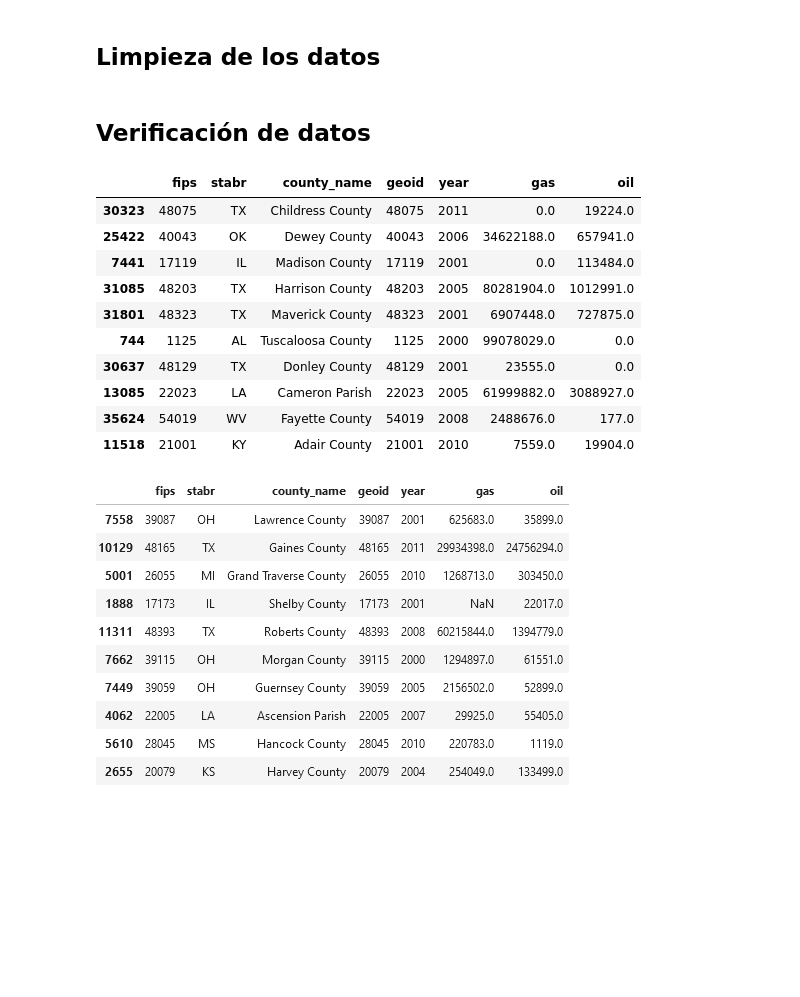
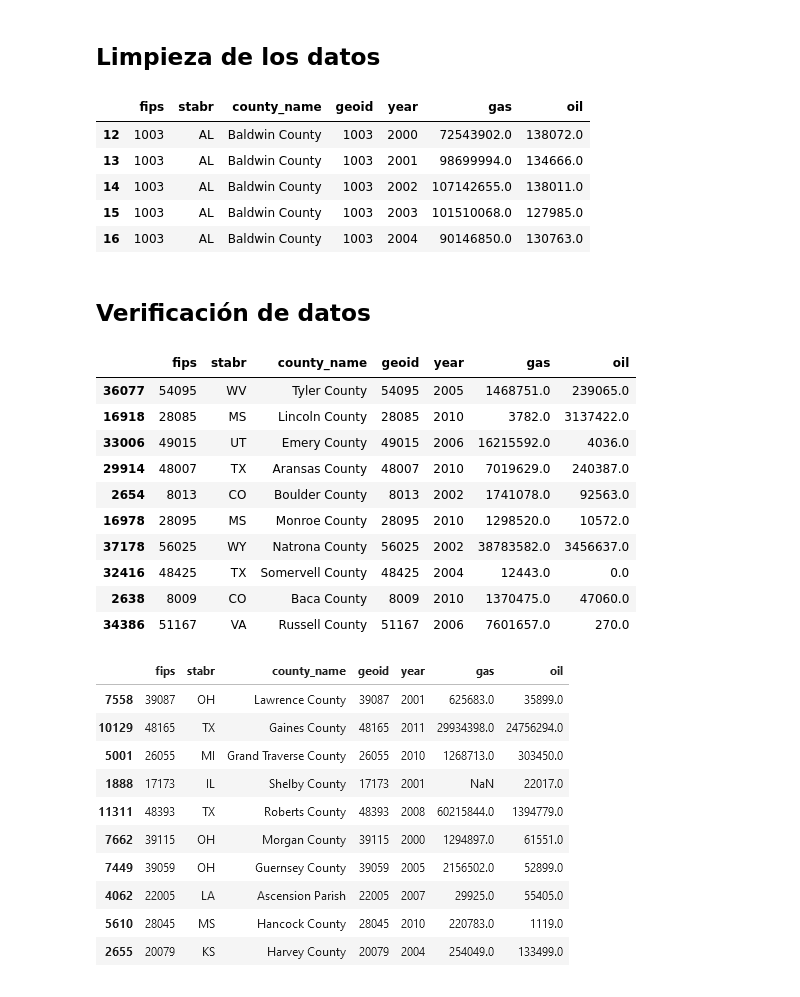
Before and after one commit to agarca4/Exercises-Pandas, a Jupyter notebook: Exercise1_Oil&Gas.ipynb, the cells around one changed output. Cells and saved outputs as stored; diff of their text form; code cells hidden in the pictures; blank space fills up the shorter version.

Commit message:
Finalizado el primer ejercicio. Trabajando en el segundo

```diff
--- a/Exercise1_Oil&Gas.ipynb
+++ b/Exercise1_Oil&Gas.ipynb
@@ -77,38 +71,48 @@ df.sample(10)
 # %%
 df_final = df \
     .drop_duplicates() \
     .rename(columns = lambda column : column.lower()) \
     .drop(columns = ['rural_urban_continuum_code_2013','urban_influence_2013','metro_nonmetro_2013','metro_micro_noncore_2013','oil_change_group','gas_change_group','oil_gas_change_group']) \
     .melt(id_vars = ['fips','stabr','county_name','geoid']) \
     .assign (
         year = lambda dataset: dataset["variable"].map(lambda value : int(value[-4:])),
         suministro = lambda dataset: dataset["variable"].map(lambda value : value[:3])
         ) \
     .pivot(index = ['fips','stabr','county_name','geoid','year'],
                 columns = "suministro",
                 values = "value") \
     .reset_index() \
     .rename_axis(None, axis = 'columns') \
     .assign(
         gas = lambda dataset : dataset.gas.astype("float"),
-        oil = lambda dataset : dataset.oil.astype("float"),)\
+        oil = lambda dataset : dataset.oil.astype("float"))\
     .query("gas != 0.0 or oil != 0.0")
+
+
+df_final.head()
+# %% [output]
+|  | fips | stabr | county_name | geoid | year | gas | oil |
+| 12 | 1003 | AL | Baldwin County | 1003 | 2000 | 72543902.0 | 138072.0 |
+| 13 | 1003 | AL | Baldwin County | 1003 | 2001 | 98699994.0 | 134666.0 |
+| 14 | 1003 | AL | Baldwin County | 1003 | 2002 | 107142655.0 | 138011.0 |
+| 15 | 1003 | AL | Baldwin County | 1003 | 2003 | 101510068.0 | 127985.0 |
+| 16 | 1003 | AL | Baldwin County | 1003 | 2004 | 90146850.0 | 130763.0 |
 # %% [markdown]
 ## Verificación de datos
 # %%
 df_final.sample(10)
 # %% [output]
 |  | fips | stabr | county_name | geoid | year | gas | oil |
-| 30323 | 48075 | TX | Childress County | 48075 | 2011 | 0.0 | 19224.0 |
-| 25422 | 40043 | OK | Dewey County | 40043 | 2006 | 34622188.0 | 657941.0 |
-| 7441 | 17119 | IL | Madison County | 17119 | 2001 | 0.0 | 113484.0 |
-| 31085 | 48203 | TX | Harrison County | 48203 | 2005 | 80281904.0 | 1012991.0 |
-| 31801 | 48323 | TX | Maverick County | 48323 | 2001 | 6907448.0 | 727875.0 |
-| 744 | 1125 | AL | Tuscaloosa County | 1125 | 2000 | 99078029.0 | 0.0 |
-| 30637 | 48129 | TX | Donley County | 48129 | 2001 | 23555.0 | 0.0 |
-| 13085 | 22023 | LA | Cameron Parish | 22023 | 2005 | 61999882.0 | 3088927.0 |
-| 35624 | 54019 | WV | Fayette County | 54019 | 2008 | 2488676.0 | 177.0 |
-| 11518 | 21001 | KY | Adair County | 21001 | 2010 | 7559.0 | 19904.0 |
+| 36077 | 54095 | WV | Tyler County | 54095 | 2005 | 1468751.0 | 239065.0 |
+| 16918 | 28085 | MS | Lincoln County | 28085 | 2010 | 3782.0 | 3137422.0 |
+| 33006 | 49015 | UT | Emery County | 49015 | 2006 | 16215592.0 | 4036.0 |
+| 29914 | 48007 | TX | Aransas County | 48007 | 2010 | 7019629.0 | 240387.0 |
+| 2654 | 8013 | CO | Boulder County | 8013 | 2002 | 1741078.0 | 92563.0 |
+| 16978 | 28095 | MS | Monroe County | 28095 | 2010 | 1298520.0 | 10572.0 |
+| 37178 | 56025 | WY | Natrona County | 56025 | 2002 | 38783582.0 | 3456637.0 |
+| 32416 | 48425 | TX | Somervell County | 48425 | 2004 | 12443.0 | 0.0 |
+| 2638 | 8009 | CO | Baca County | 8009 | 2010 | 1370475.0 | 47060.0 |
+| 34386 | 51167 | VA | Russell County | 51167 | 2006 | 7601657.0 | 270.0 |
 # %% [markdown]
 ![imagen.png](attachment:ba93caa1-edf9-4492-85d5-6000bb3a1d69.png)
 # %%
```
Also changed, not shown: parts of 2 cells of this notebook, 1 other file.
